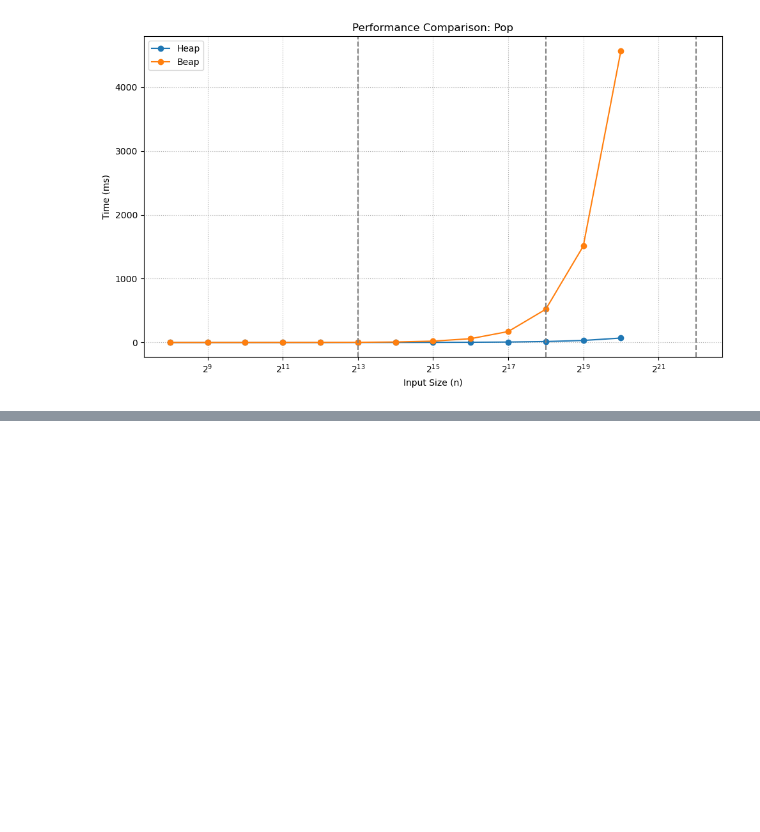
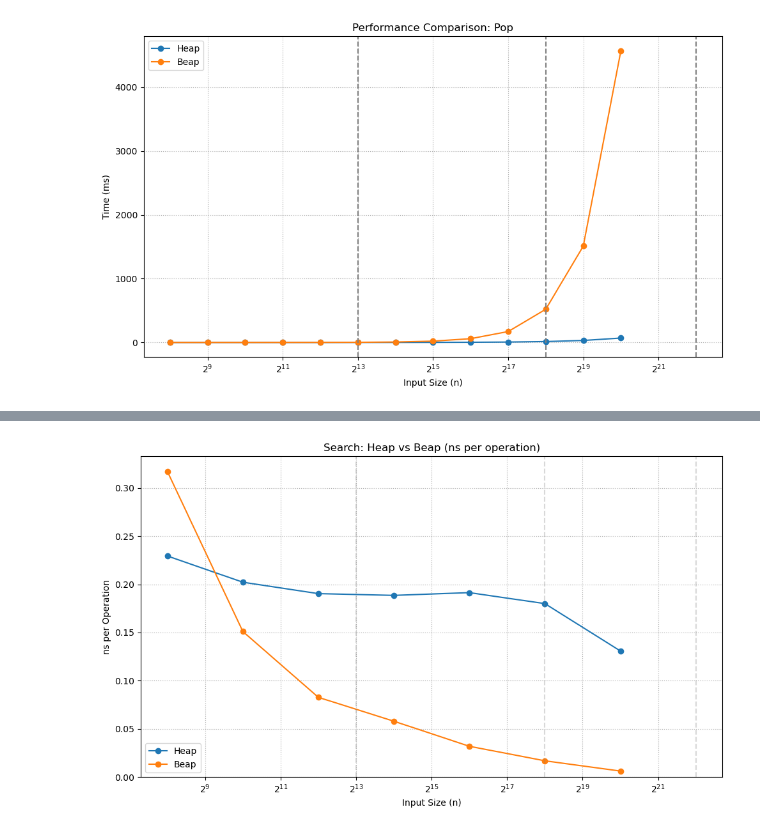
Before and after one commit to lanre01/Dissertation, a Jupyter notebook: Dissertation/benchmarkResults.ipynb, the cells around one changed output, grey strips where cells are left out. Drawn from its saved outputs; the diff is of its cells as text; code cells hidden in the pictures; blank space fills up the shorter version.

```diff
--- a/Dissertation/benchmarkResults.ipynb
+++ b/Dissertation/benchmarkResults.ipynb
@@ -412,0 +415,89 @@ for op in ops_to_plot:
+# %%
+import pandas as pd
+import matplotlib.pyplot as plt
+import re
+
+# Load benchmark CSVs
+heap_df = pd.read_csv("bench_heap.csv")
+beap_df = pd.read_csv("bench_beap.csv")
+bst_df  = pd.read_csv("bench_bst.csv")
+
+# Helper: extract operation name and size
+def split_name(name):
+    m = re.match(r"(.*)/(\d+)", name)
+    if m:
+        return m.group(1), int(m.group(2))
+    return name, None
+
+
+
+def add_op_and_size_columns(df):
+    op_size = df['name'].apply(lambda x: pd.Series(split_name(x)))
+    df['op'] = op_size[0]
+    df['size'] = pd.to_numeric(op_size[1], errors="coerce")
+
+# Add op/size for all three dataframes
+for df in (heap_df, beap_df, bst_df):
+    add_op_and_size_columns(df)
+
+# Operations to focus on
+ops_to_plot = [
+    "BM_Search",
+    "BM_Pop",
+    "BM_PushRandom",
+    "BM_PushSortedAsc",
+    "BM_PushSortedDesc",
+]
+
+# Optional L1/L2/LLC-ish cache boundaries (sizes in elements)
+BYTES_PER_ELEMENT = 4
+CACHE_KIB = [32, 1024, 16384]
+CACHE_LINES = [(kib * 1024) // BYTES_PER_ELEMENT for kib in CACHE_KIB]
+
+def plot_pair(op, df_a, df_b, label_a, label_b):
+    """Plot ns per operation for a given op for two structures."""
+    sub_a = df_a[df_a['op'] == op].dropna(subset=['size']).sort_values('size')
+    sub_b = df_b[df_b['op'] == op].dropna(subset=['size']).sort_values('size')
+
+    if sub_a.empty or sub_b.empty:
+        print(f"Skipping {op}: missing data for {label_a} or {label_b}")
+        return
+
+    # ns per operation
+    cost_a = sub_a['real_time'] / sub_a['size']
+    cost_b = sub_b['real_time'] / sub_b['size']
+
+    plt.figure(figsize=(10, 6))
+    plt.plot(sub_a['size'], cost_a, marker='o', label=label_a)
+    plt.plot(sub_b['size'], cost_b, marker='o', label=label_b)
+
+    pretty_name = op.replace("BM_", "")
+    plt.title(f"{pretty_name}: {label_a} vs {label_b} (ns per operation)")
+    plt.xlabel("Input Size (n)")
+    plt.ylabel("ns per Operation")
+
+
+    # Axes start from origin (0, 0)
+    plt.xscale('log', base=2)
+    #plt.yscale('log', base=2)
+    # plt.xlim(left=0)
+    plt.ylim(bottom=0)
+
+    # Optional cache boundary indicators
+    for x in CACHE_LINES:
+        plt.axvline(x, color='gray', linestyle='--', alpha=0.3)
+
+    plt.grid(True, which="both", linestyle=":")
+    plt.legend()
+    plt.tight_layout()
+    plt.show()
+
+
+# Generate plots:
+#   - Heap vs Beap for each operation
+#   - BST vs Beap for each operation
+for op in ops_to_plot:
+    plot_pair(op, heap_df, beap_df, "Heap", "Beap")
+    plot_pair(op, bst_df,  beap_df, "BST",  "Beap")
+# %% [output]
+[figure, added]
```
Also changed, not shown: parts of 4 cells of this notebook, 1 other file.
